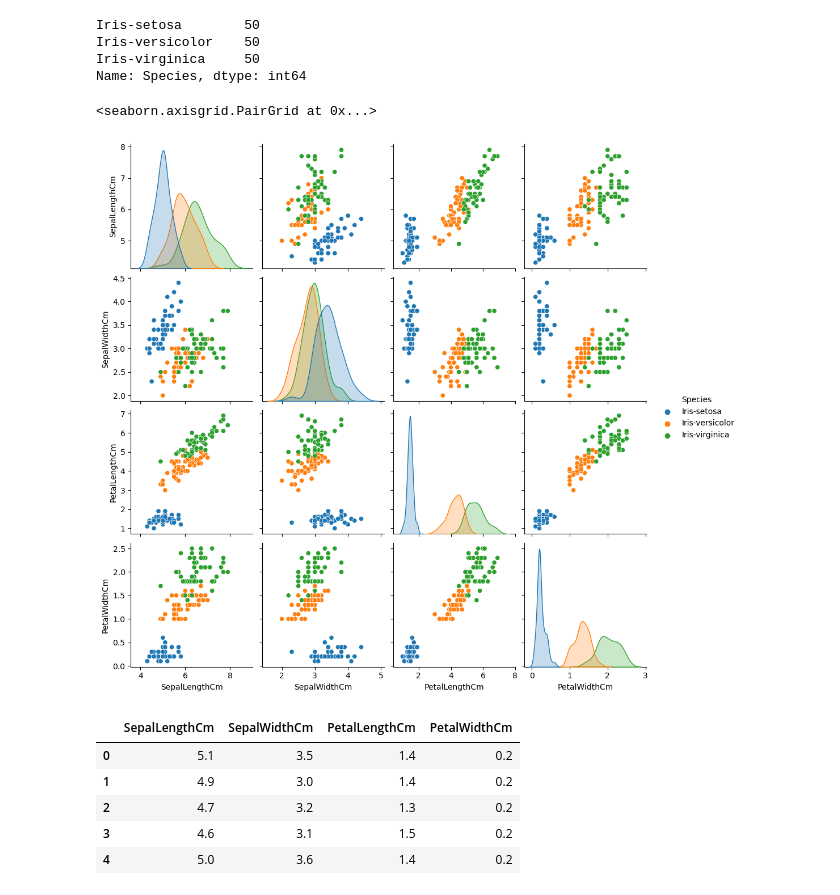
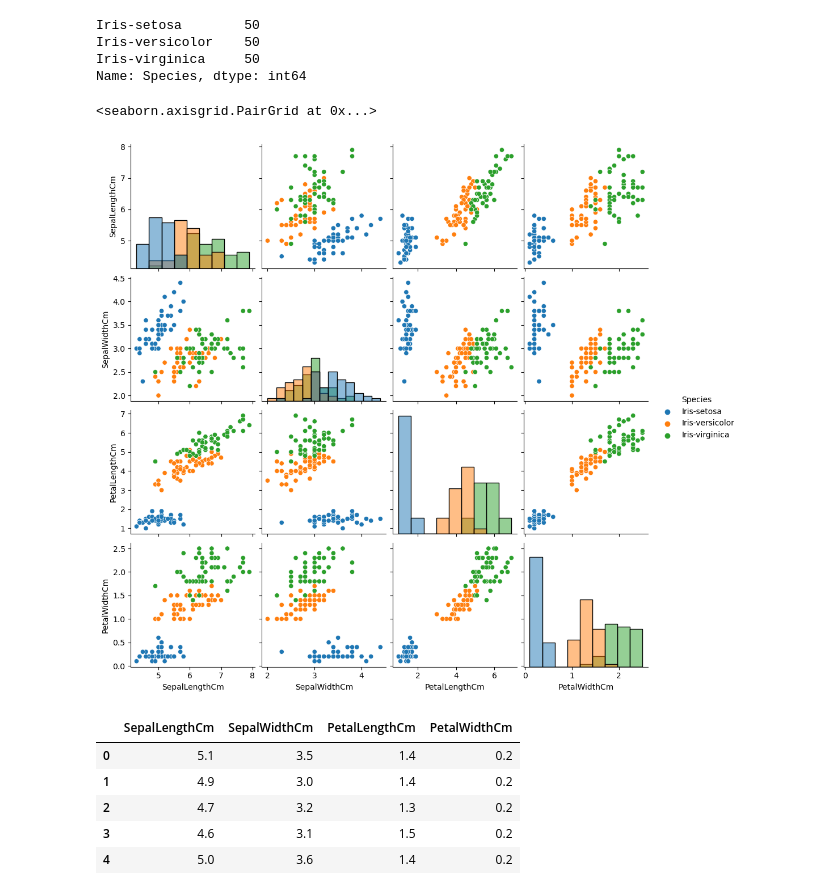
Before and after one commit to sumanthtatipamula/Machine-Learning, a Jupyter notebook: KNN/KNN_IRIS.ipynb, the cells around one changed output. Saved outputs shown, nothing was run; the diff lists cells and outputs as text; code cells hidden in the pictures.

```diff
--- a/KNN/KNN_IRIS.ipynb
+++ b/KNN/KNN_IRIS.ipynb
@@ -77,10 +77,10 @@ Name: Species, dtype: int64
 #plt.scatter( x = iris_df.Height, y = iris_df.Weight, c=[c_map[_] for _ in iris_df.Size])
 # %%
 # kde - kernel density estimate
-sns.pairplot(iris_df, diag_kind='kde', hue = 'Species')
+sns.pairplot(iris_df, diag_kind='hist', hue = 'Species')
 # %% [output]
 <seaborn.axisgrid.PairGrid at 0x...>
-[figure, old version]
+[figure, new version]
 # %%
 # Drop the Species (target label) coloumn
 X = iris_df.drop(['Species'],axis=1) # axis  = 1 means column operation i.e Assign all columns of  iris_df except 'Size', to X
```
